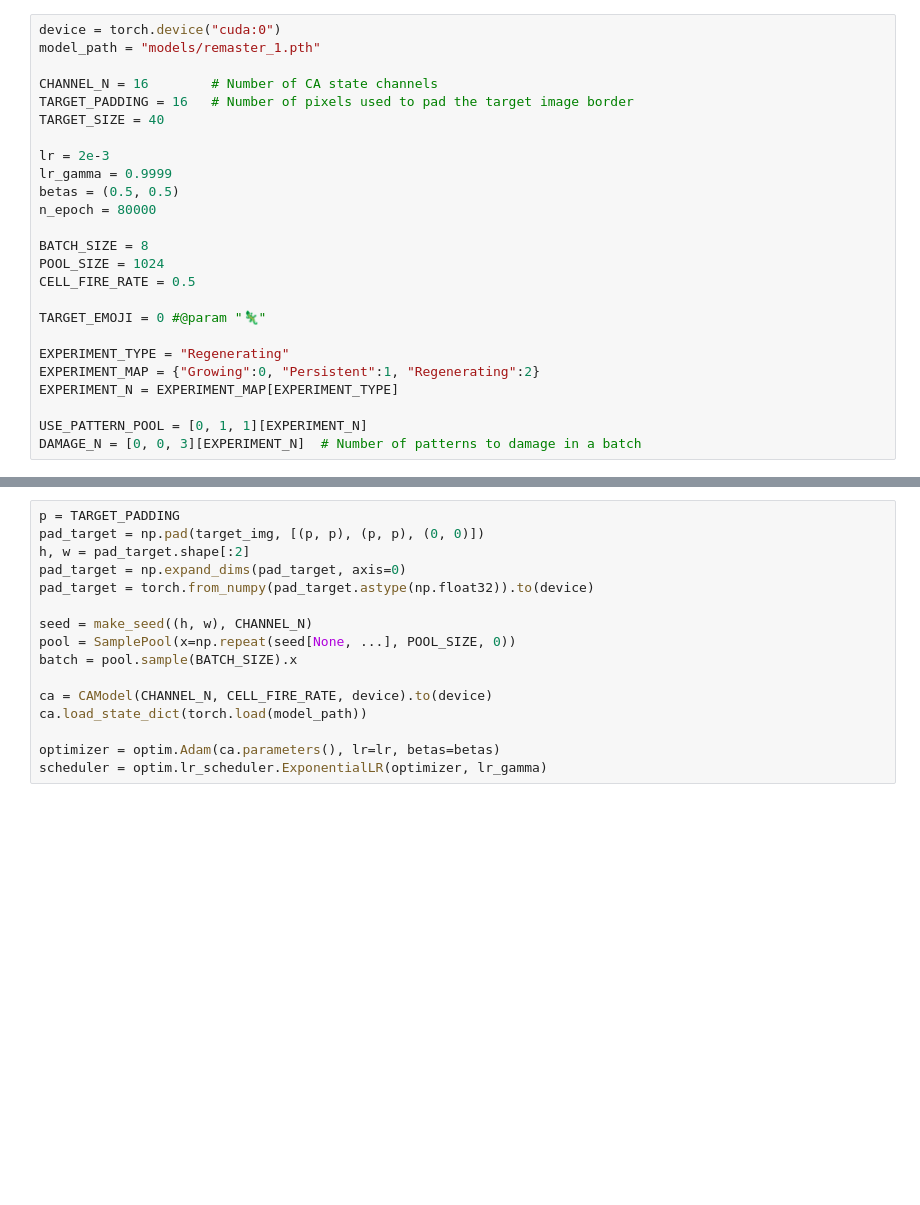
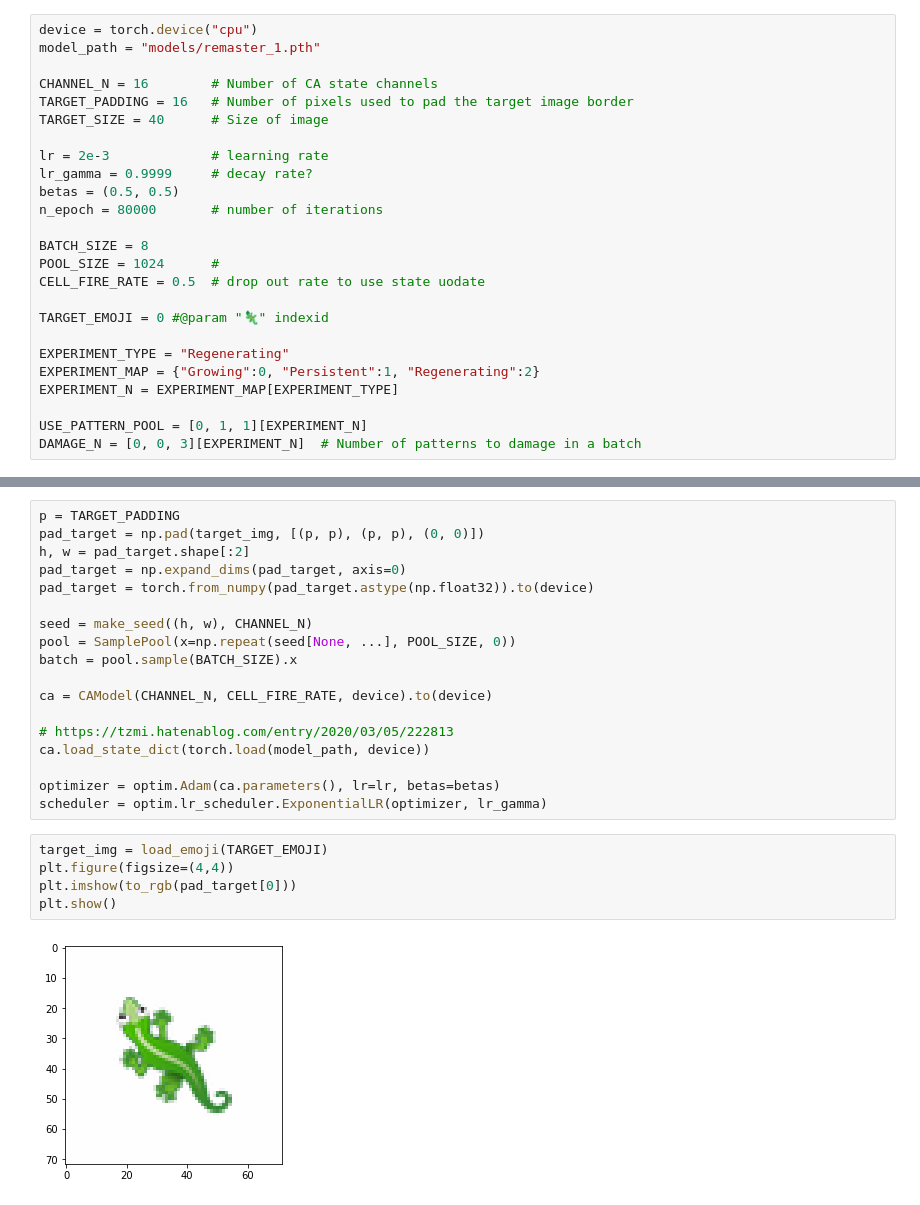
Before and after one commit to TakuTsuzuki/Growing-Neural-Cellular-Automata, a Jupyter notebook: training.ipynb, the cells around one changed output, grey strips where cells are left out. Saved outputs shown, nothing was run; the diff lists cells and outputs as text; blank space fills up the shorter version.

```diff
--- a/training.ipynb
+++ b/training.ipynb
@@ -45,21 +56,21 @@ def plot_loss(loss_log):
 # %%
-device = torch.device("cuda:0")
+device = torch.device("cpu")
 model_path = "models/remaster_1.pth"
 
 CHANNEL_N = 16        # Number of CA state channels
 TARGET_PADDING = 16   # Number of pixels used to pad the target image border
-TARGET_SIZE = 40
+TARGET_SIZE = 40      # Size of image
 
-lr = 2e-3
-lr_gamma = 0.9999
+lr = 2e-3             # learning rate
+lr_gamma = 0.9999     # decay rate?
 betas = (0.5, 0.5)
-n_epoch = 80000
+n_epoch = 80000       # number of iterations
 
 BATCH_SIZE = 8
-POOL_SIZE = 1024
-CELL_FIRE_RATE = 0.5
+POOL_SIZE = 1024      #
+CELL_FIRE_RATE = 0.5  # drop out rate to use state uodate
 
-TARGET_EMOJI = 0 #@param "🦎"
+TARGET_EMOJI = 0 #@param "🦎" indexid
 
 EXPERIMENT_TYPE = "Regenerating"
 EXPERIMENT_MAP = {"Growing":0, "Persistent":1, "Regenerating":2}
@@ -84,10 +97,19 @@ pool = SamplePool(x=np.repeat(seed[None, ...], POOL_SIZE, 0))
 batch = pool.sample(BATCH_SIZE).x
 
 ca = CAModel(CHANNEL_N, CELL_FIRE_RATE, device).to(device)
-ca.load_state_dict(torch.load(model_path))
+
+# https://tzmi.hatenablog.com/entry/2020/03/05/222813
+ca.load_state_dict(torch.load(model_path, device))
 
 optimizer = optim.Adam(ca.parameters(), lr=lr, betas=betas)
 scheduler = optim.lr_scheduler.ExponentialLR(optimizer, lr_gamma)
+# %%
+target_img = load_emoji(TARGET_EMOJI)
+plt.figure(figsize=(4,4))
+plt.imshow(to_rgb(pad_target[0]))
+plt.show()
+# %% [output]
+[figure, added]
 # %%
 loss_log = []
 
```
Also changed, not shown: parts of 5 cells of this notebook.
